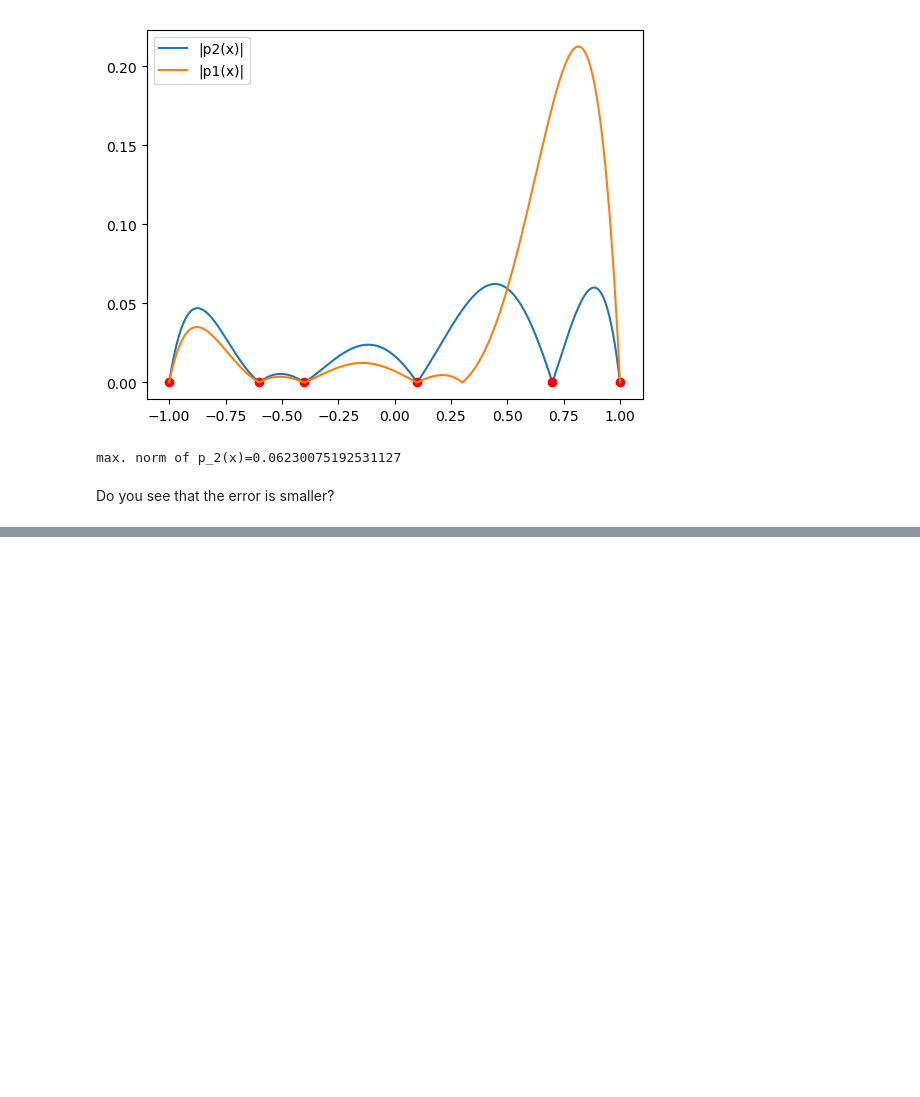
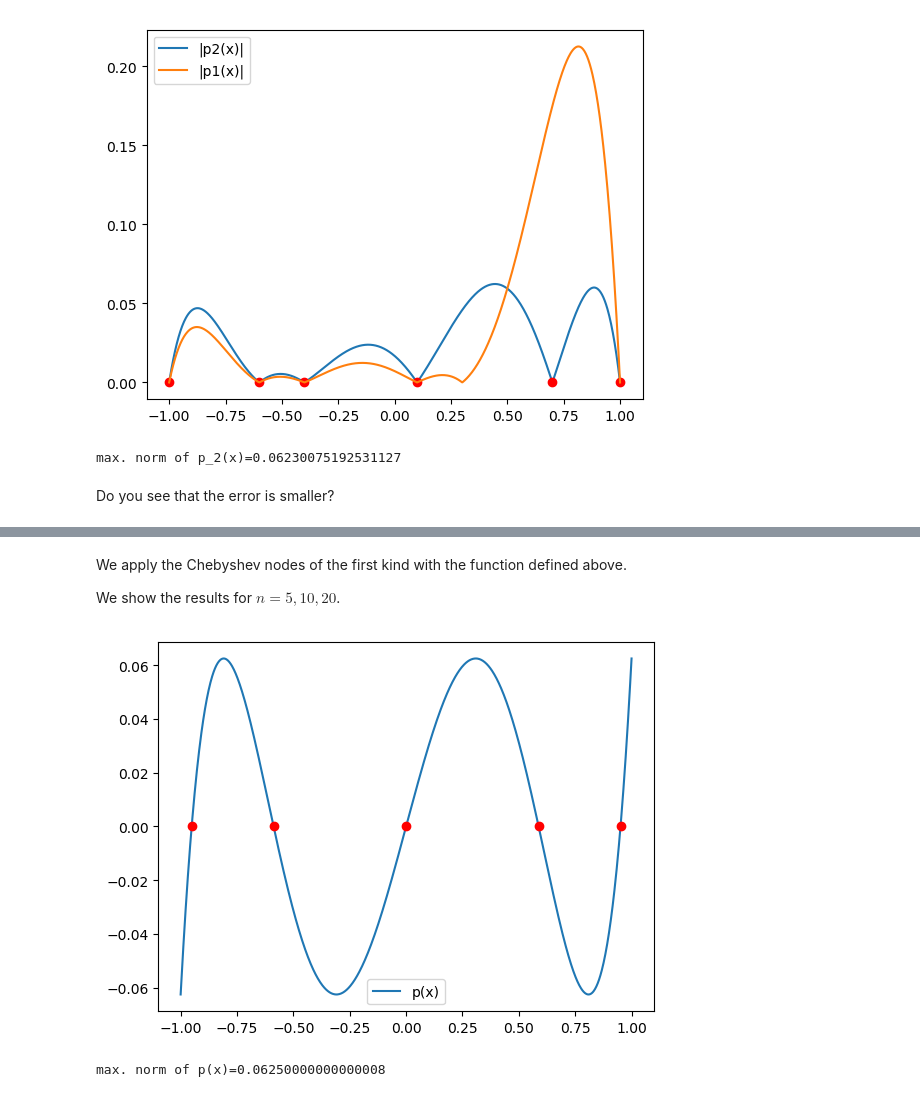
Before and after one commit to teshenglin/computational_mathematics, a Jupyter notebook: approximating_function_03.ipynb, the cells around one changed output, grey strips where cells are left out. Cells and saved outputs as stored; diff of their text form; code cells hidden in the pictures; blank space fills up the shorter version.

```diff
--- a/approximating_function_03.ipynb
+++ b/approximating_function_03.ipynb
@@ -111 +157,11 @@ $$x_{cheb}[k] := \cos\left(\frac{2k-1}{2n}\pi\right)$$ for $k=1,2,\cdots,n$
+# %% [markdown]
+We apply the Chebyshev nodes of the first kind with the function defined above.
+
+We show the results for $n=5,10,20$.
+# %%
+# cos.(((1:n).-0.5)*pi/n) gives the Chebyshev nodes of the first kind for integrer n
+PlotPolynomial(cos.(((1:5).-0.5)*pi/5));
+# %% [output]
+[figure, added]
+max. norm of p(x)=0.06250000000000008
 # %%
```
Also changed, not shown: parts of 19 cells of this notebook.
